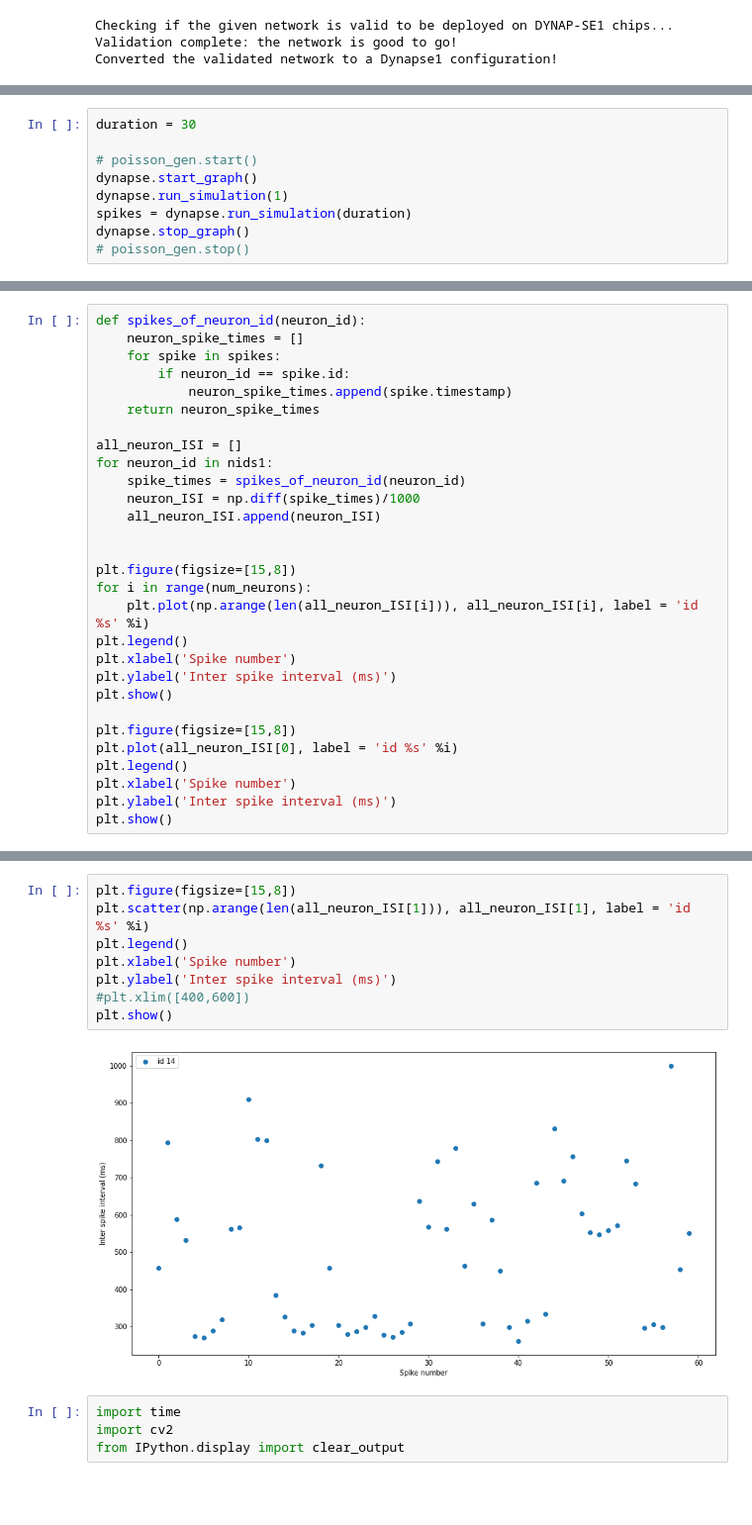
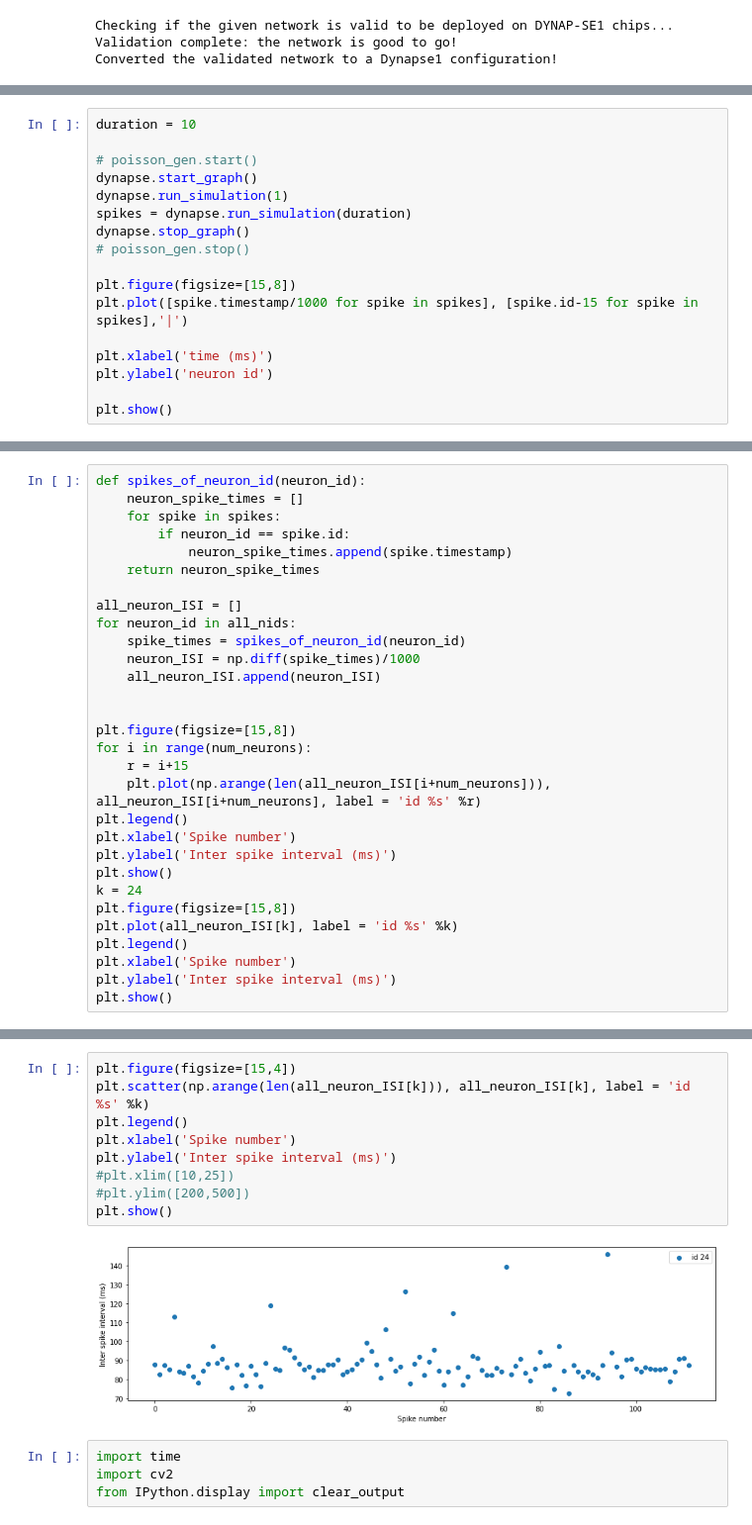
Before and after one commit to neuromorphic-CPG/neuromorphic-CPG, a Jupyter notebook: adaptive_CPG_unit.ipynb, the cells around one changed output, grey strips where cells are left out. Shown: that part at 99% size. Drawn from its saved outputs; the diff is of its cells as text; blank space fills up the shorter version.

```diff
--- a/adaptive_CPG_unit.ipynb
+++ b/adaptive_CPG_unit.ipynb
@@ -74,5 +87,5 @@ parameters.set_param(model, parameters.AMPA_TIME_CONSTANT, (4,80), chip, core)
 # %%
-duration = 30
+duration = 10
 
 # poisson_gen.start()
 dynapse.start_graph()
@@ -80,3 +93,11 @@ dynapse.run_simulation(1)
 spikes = dynapse.run_simulation(duration)
 dynapse.stop_graph()
 # poisson_gen.stop()
+
+plt.figure(figsize=[15,8])
+plt.plot([spike.timestamp/1000 for spike in spikes], [spike.id-15 for spike in spikes],'|')
+
+plt.xlabel('time (ms)')
+plt.ylabel('neuron id')
+
+plt.show()
@@ -99,7 +112,7 @@ def spikes_of_neuron_id(neuron_id):
     return neuron_spike_times
 
 all_neuron_ISI = []
-for neuron_id in nids1:
+for neuron_id in all_nids:
     spike_times = spikes_of_neuron_id(neuron_id)
     neuron_ISI = np.diff(spike_times)/1000
     all_neuron_ISI.append(neuron_ISI)
@@ -107,14 +120,15 @@ for neuron_id in nids1:
 
 plt.figure(figsize=[15,8])
 for i in range(num_neurons):
-    plt.plot(np.arange(len(all_neuron_ISI[i])), all_neuron_ISI[i], label = 'id %s' %i)
+    r = i+15
+    plt.plot(np.arange(len(all_neuron_ISI[i+num_neurons])), all_neuron_ISI[i+num_neurons], label = 'id %s' %r)
 plt.legend()
 plt.xlabel('Spike number')
 plt.ylabel('Inter spike interval (ms)')
 plt.show()
-
+k = 24
 plt.figure(figsize=[15,8])
-plt.plot(all_neuron_ISI[0], label = 'id %s' %i)
+plt.plot(all_neuron_ISI[k], label = 'id %s' %k)
 plt.legend()
 plt.xlabel('Spike number')
 plt.ylabel('Inter spike interval (ms)')
@@ -125,13 +139,14 @@ plt.show()
 # %%
-plt.figure(figsize=[15,8])
-plt.scatter(np.arange(len(all_neuron_ISI[1])), all_neuron_ISI[1], label = 'id %s' %i)
+plt.figure(figsize=[15,4])
+plt.scatter(np.arange(len(all_neuron_ISI[k])), all_neuron_ISI[k], label = 'id %s' %k)
 plt.legend()
 plt.xlabel('Spike number')
 plt.ylabel('Inter spike interval (ms)')
-#plt.xlim([400,600])
+#plt.xlim([10,25])
+#plt.ylim([200,500])
 plt.show()
 # %% [output]
-[figure, old version]
+[figure, new version]
 # %%
 import time
 import cv2
```
Also changed, not shown: parts of 4 cells of this notebook, 1 other file.
